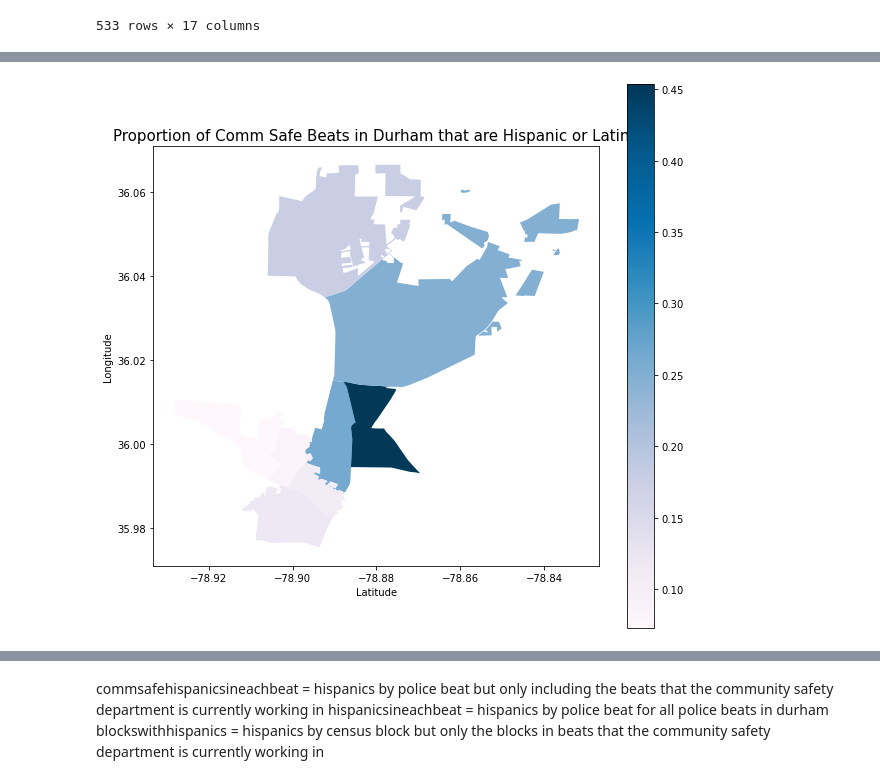
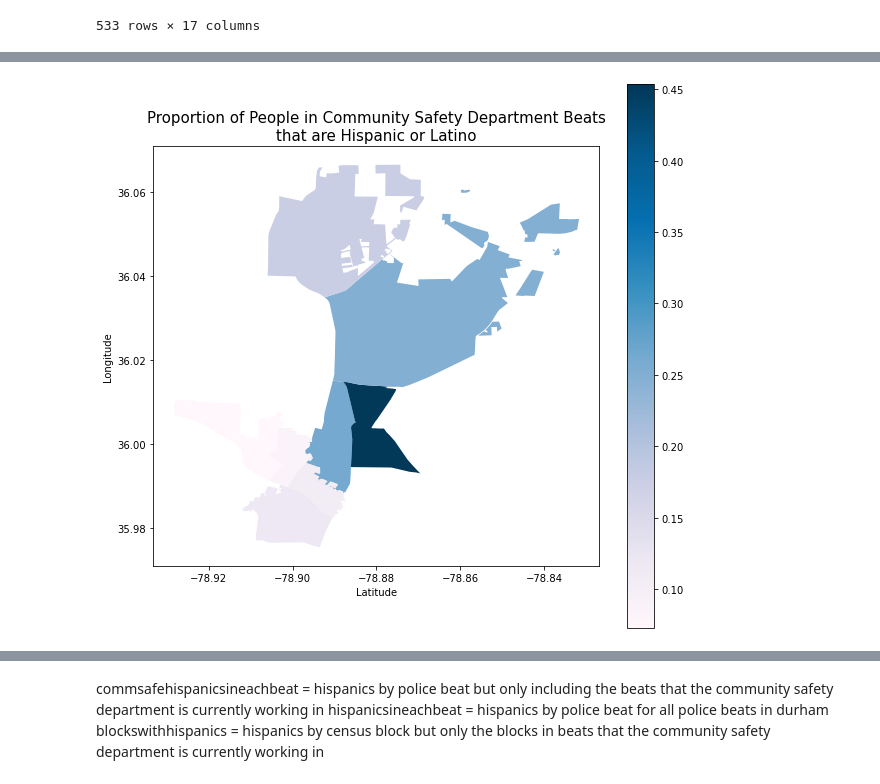
Before and after one commit to sadiesheridan/dataplus-project27-community-safety-durham, a Jupyter notebook: 10_code/hispanicanalysis.ipynb, the cells around one changed output, grey strips where cells are left out. Cells and saved outputs as stored; diff of their text form; code cells hidden in the pictures.

```diff
--- a/10_code/hispanicanalysis.ipynb
+++ b/10_code/hispanicanalysis.ipynb
@@ -223,14 +223,14 @@ commsafehispanicsineachbeat['prophispanic']= commsafehispanicsineachbeat['total_
 # %%
 #Plot chloropleth map with merged data
 fig, ax = plt.subplots(figsize = (10,10))
 commsafehispanicsineachbeat.plot(column='prophispanic',
                                 legend=True,
                                 cmap="PuBu", ax=ax, aspect=1);
 
 # ax.set(title='Number of Calls by Police Beat')
-plt.title("Proportion of Comm Safe Beats in Durham that are Hispanic or Latino", fontsize = 15)
+plt.title("Proportion of People in Community Safety Department Beats\nthat are Hispanic or Latino", fontsize = 15)
 plt.xlabel("Latitude")
 plt.ylabel("Longitude")
 plt.show()
 # %% [output]
-[figure, old version]
+[figure, new version]
```
Also changed, not shown: parts of 3 cells of this notebook.
